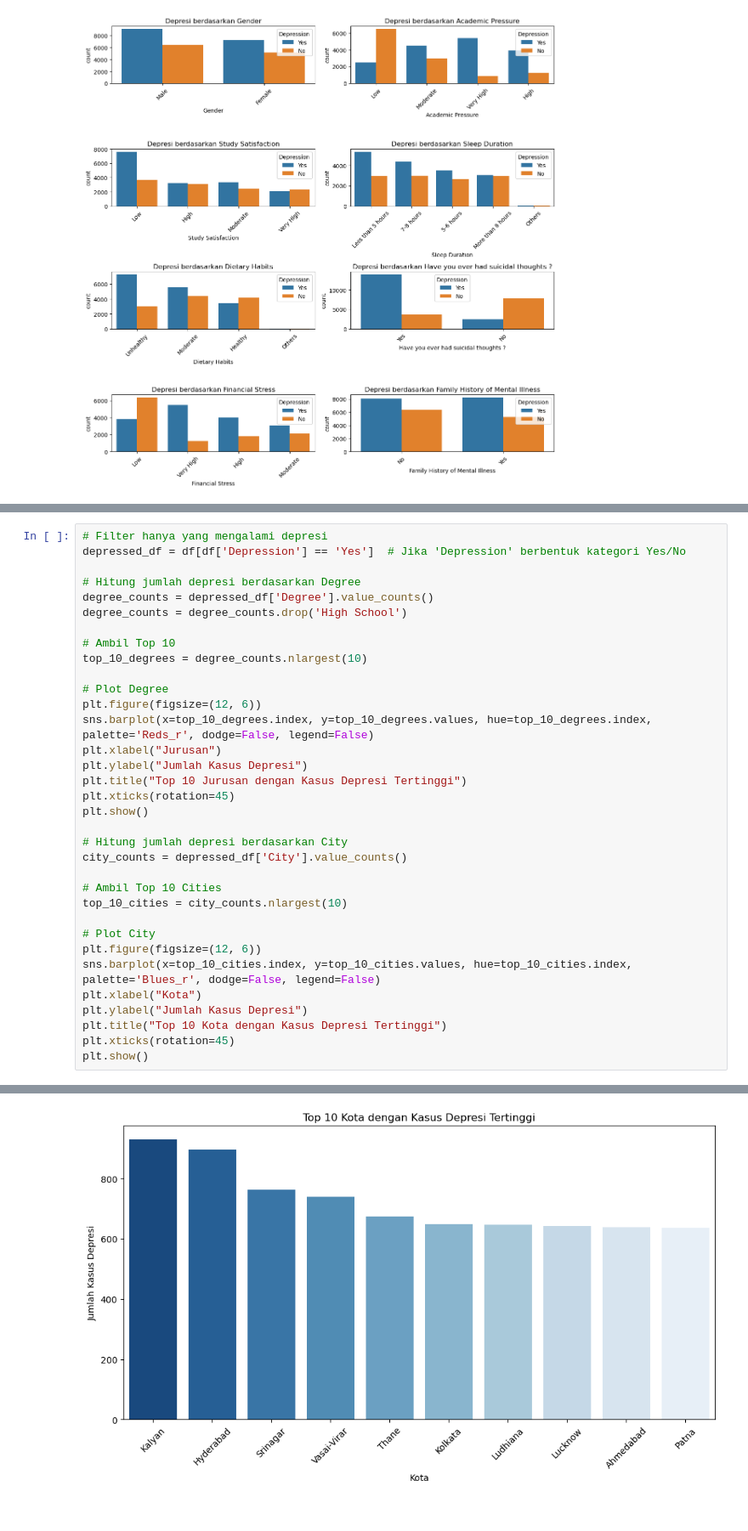
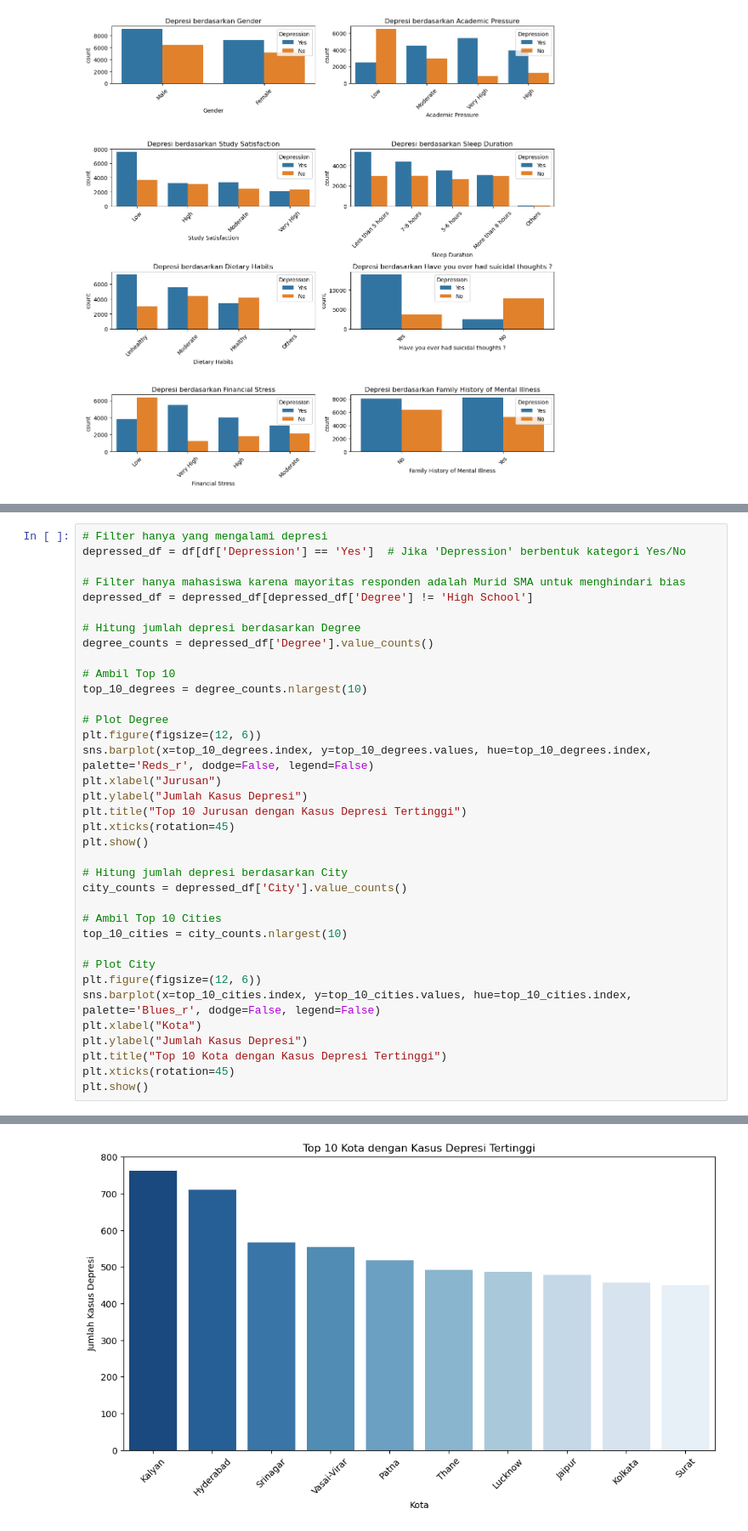
Before and after one commit to rizkyfauziilmi/Student-Depression-BI, a Jupyter notebook: jupyter/data_analysis.ipynb, the cells around one changed output, grey strips where cells are left out. Shown: that part at 85% size. Drawn from its saved outputs; the diff is of its cells as text.

```diff
--- a/jupyter/data_analysis.ipynb
+++ b/jupyter/data_analysis.ipynb
@@ -143,37 +159,39 @@ Kesimpulan dari keseluruhan plot ini menunjukkan bahwa faktor-faktor seperti tek
 # Filter hanya yang mengalami depresi
 depressed_df = df[df['Depression'] == 'Yes']  # Jika 'Depression' berbentuk kategori Yes/No
 
+# Filter hanya mahasiswa karena mayoritas responden adalah Murid SMA untuk menghindari bias
+depressed_df = depressed_df[depressed_df['Degree'] != 'High School']
+
 # Hitung jumlah depresi berdasarkan Degree
 degree_counts = depressed_df['Degree'].value_counts()
-degree_counts = degree_counts.drop('High School')
 
 # Ambil Top 10
 top_10_degrees = degree_counts.nlargest(10)
 
 # Plot Degree
 plt.figure(figsize=(12, 6))
 sns.barplot(x=top_10_degrees.index, y=top_10_degrees.values, hue=top_10_degrees.index, palette='Reds_r', dodge=False, legend=False)
 plt.xlabel("Jurusan")
 plt.ylabel("Jumlah Kasus Depresi")
 plt.title("Top 10 Jurusan dengan Kasus Depresi Tertinggi")
 plt.xticks(rotation=45)
 plt.show()
 
 # Hitung jumlah depresi berdasarkan City
 city_counts = depressed_df['City'].value_counts()
 
 # Ambil Top 10 Cities
 top_10_cities = city_counts.nlargest(10)
 
 # Plot City
 plt.figure(figsize=(12, 6))
 sns.barplot(x=top_10_cities.index, y=top_10_cities.values, hue=top_10_cities.index, palette='Blues_r', dodge=False, legend=False)
 plt.xlabel("Kota")
 plt.ylabel("Jumlah Kasus Depresi")
 plt.title("Top 10 Kota dengan Kasus Depresi Tertinggi")
 plt.xticks(rotation=45)
 plt.show()
 # %% [output]
 [figure]
-[figure, old version]
+[figure, new version]
 # %% [markdown]
```
Also changed, not shown: parts of 7 cells of this notebook.
